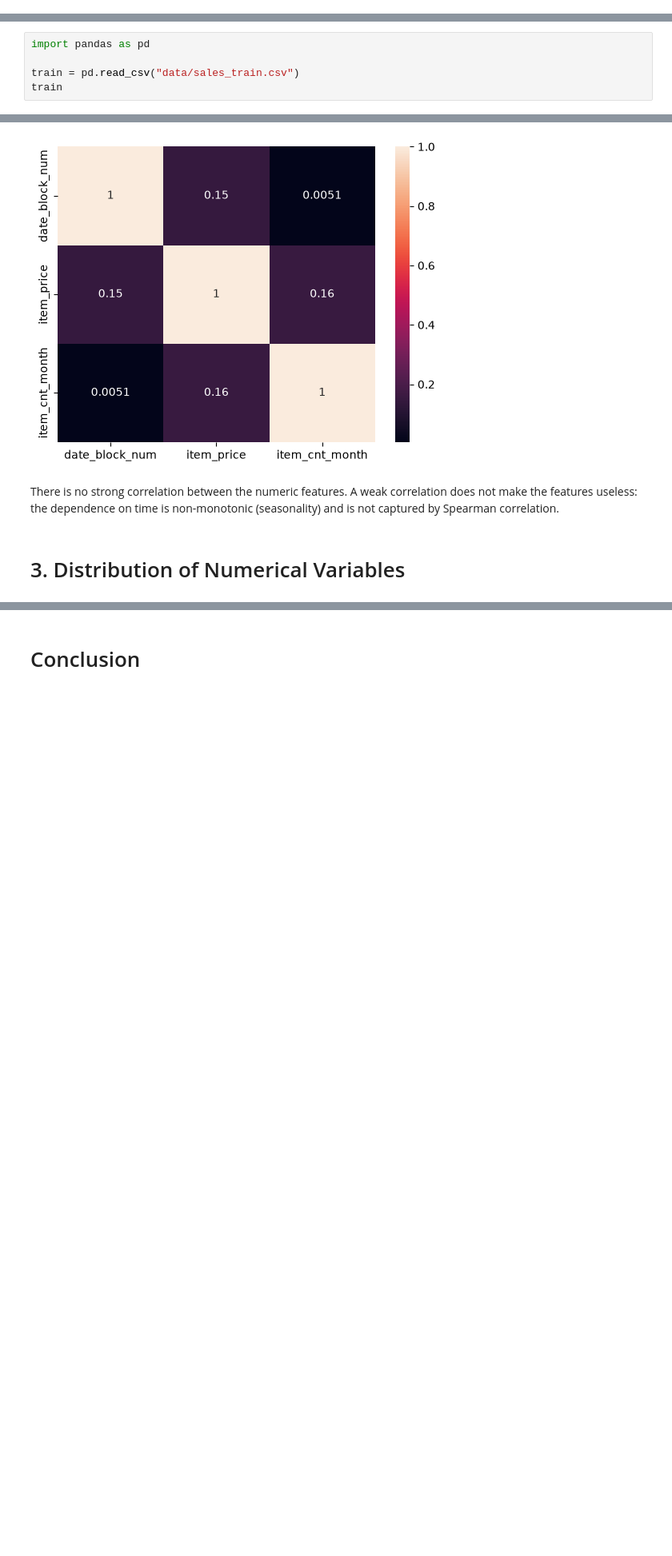
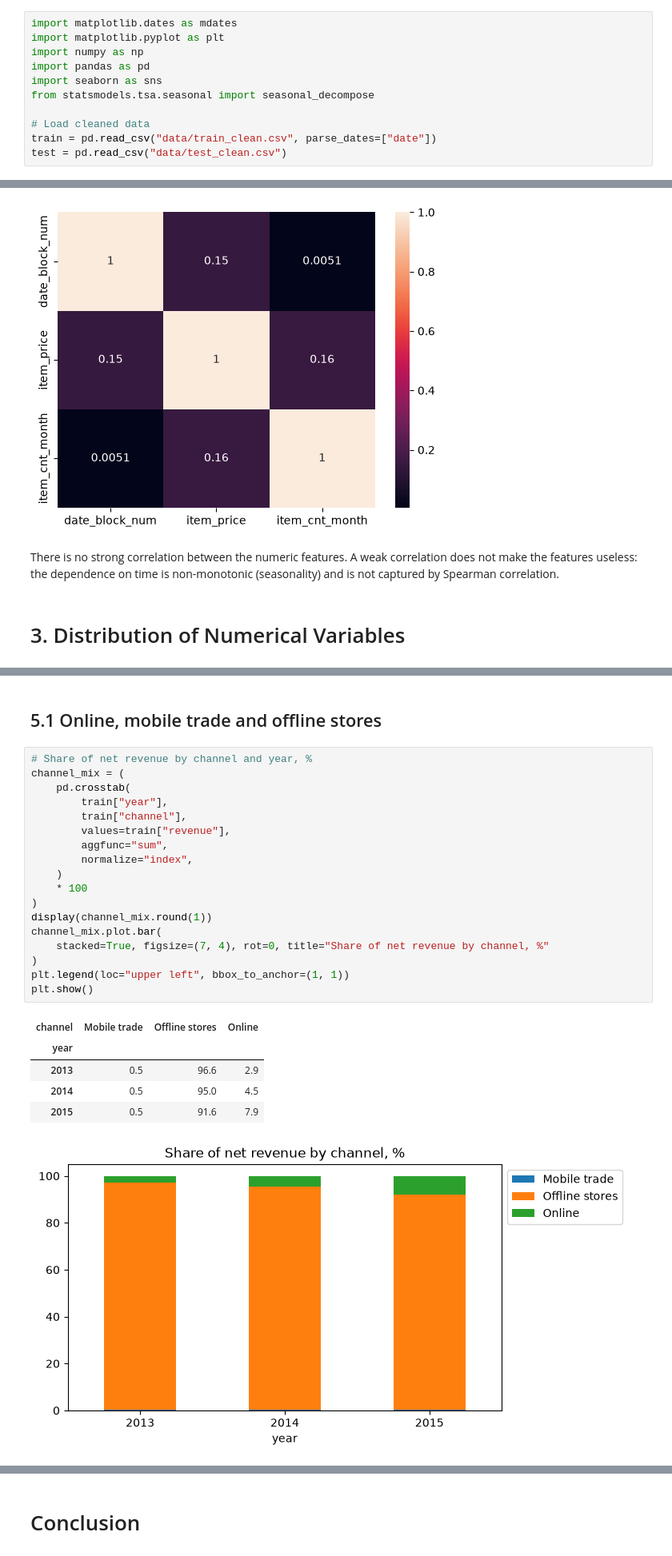
Before and after one commit to tereshchuk1/sales_prediction, a Jupyter notebook: EDA.ipynb, the cells around one changed output, grey strips where cells are left out. Shown at 80% size. Cells and saved outputs as stored; diff of their text form; blank space fills up the shorter version.

```diff
--- a/EDA.ipynb
+++ b/EDA.ipynb
@@ -1 +1,12 @@
+# %%
+import matplotlib.dates as mdates
+import matplotlib.pyplot as plt
+import numpy as np
+import pandas as pd
+import seaborn as sns
+from statsmodels.tsa.seasonal import seasonal_decompose
+
+# Load cleaned data
+train = pd.read_csv("data/train_clean.csv", parse_dates=["date"])
+test = pd.read_csv("data/test_clean.csv")
 # %% [markdown]
@@ -16,5 +13,0 @@ In this notebook we work with daily historical sales data. Our dataset consists
-# %%
-import pandas as pd
-
-train = pd.read_csv("data/sales_train.csv")
-train
@@ -570,0 +240,27 @@ In the results we found 59 exact duplicates of item names. We also found 3 pairs
+# %% [markdown]
+## 5.1 Online, mobile trade and offline stores
+# %%
+# Share of net revenue by channel and year, %
+channel_mix = (
+    pd.crosstab(
+        train["year"],
+        train["channel"],
+        values=train["revenue"],
+        aggfunc="sum",
+        normalize="index",
+    )
+    * 100
+)
+display(channel_mix.round(1))
+channel_mix.plot.bar(
+    stacked=True, figsize=(7, 4), rot=0, title="Share of net revenue by channel, %"
+)
+plt.legend(loc="upper left", bbox_to_anchor=(1, 1))
+plt.show()
+# %% [output]
+| channel | Mobile trade | Offline stores | Online |
+| year |  |  |  |
+| 2013 | 0.5 | 96.6 | 2.9 |
+| 2014 | 0.5 | 95.0 | 4.5 |
+| 2015 | 0.5 | 91.6 | 7.9 |
+[figure, added]
```
Also changed, not shown: parts of 62 cells of this notebook, 1 other file.
